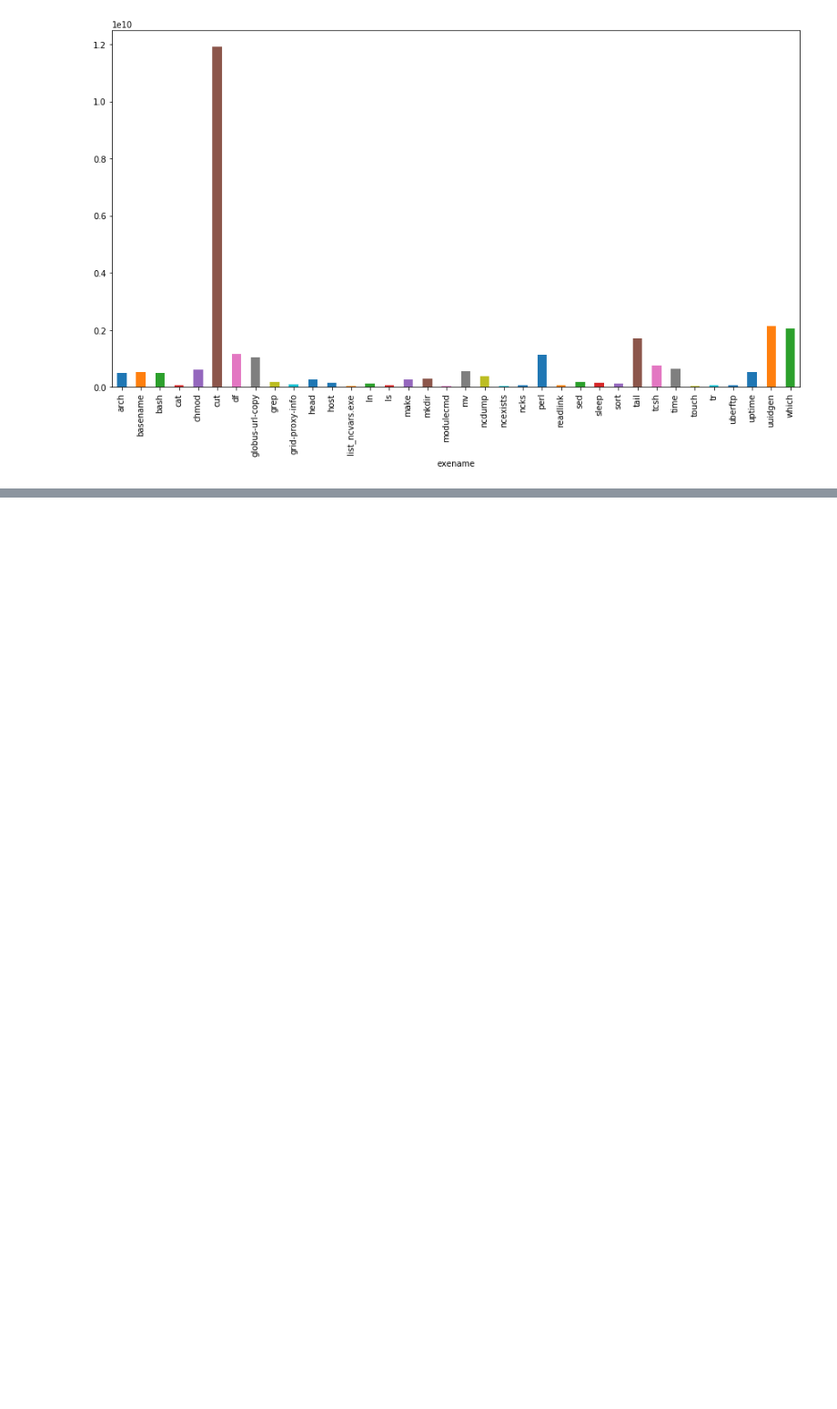
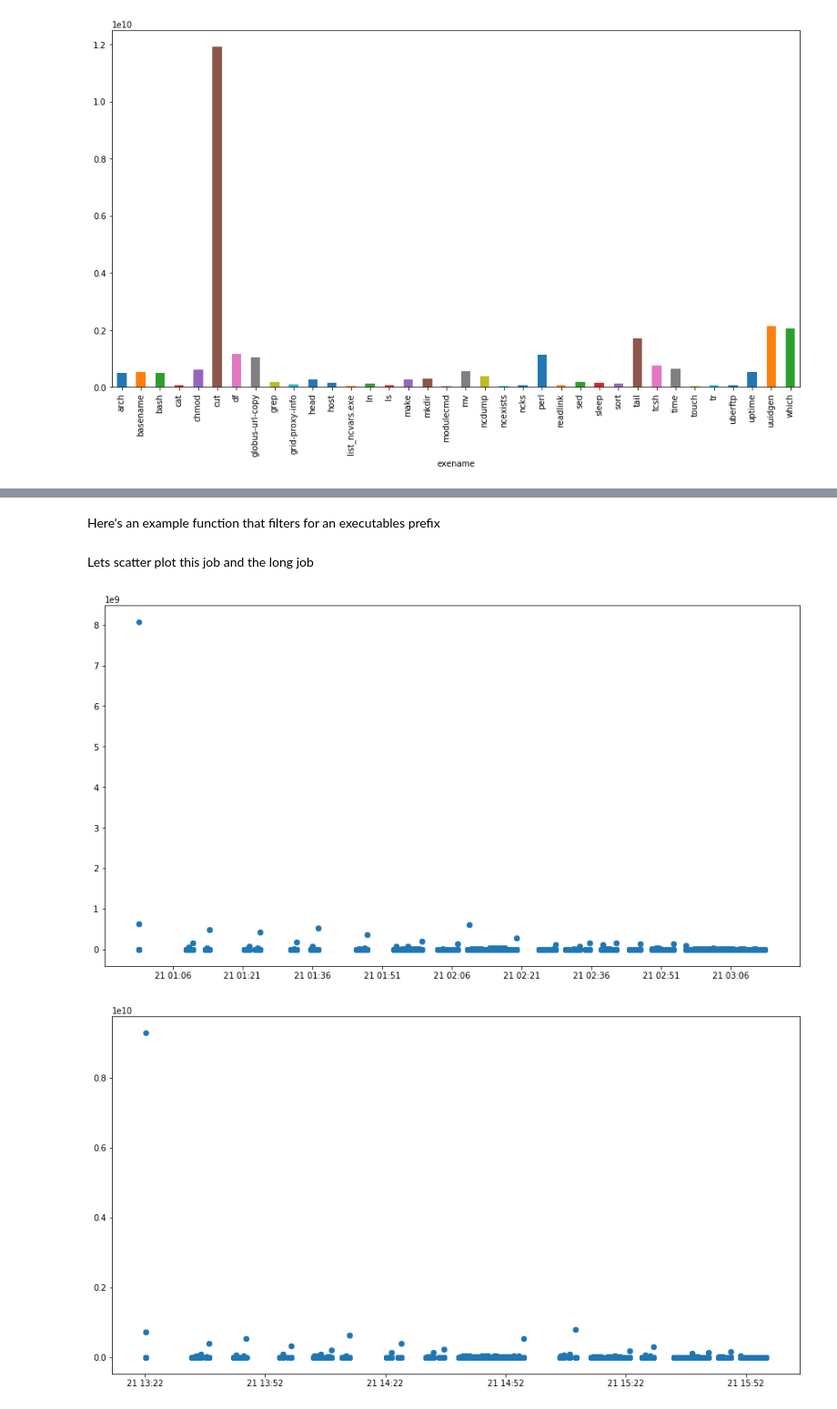
Before and after one commit to ilaflott/epmt, a Jupyter notebook: EPMT.ipynb, the cells around one changed output, grey strips where cells are left out. Shown at 91% size. Saved outputs shown, nothing was run; the diff lists cells and outputs as text; code cells hidden in the pictures; blank space fills up the shorter version.

```diff
--- a/EPMT.ipynb
+++ b/EPMT.ipynb
@@ -19,6 +19,7 @@ print("\nFirst jobs longer than 2.5 hours")
 j = select(j for j in Job if "atmos_0" in j.jobname and j.duration >= 2.5*hrs_in_us).first()
 print("\t",j.jobname,j.duration/(1000000.0*60.0*60.0),"at",j.start,"by",j.user.name)
 print("\t had",len(j.processes),"and",len(j.processes.threads),"threads")
+jlong = j.jobid
 # %% [output]
 16 jobs found
          CM4_piControl_C_atmos_00050101
@@ -245,3 +270,5 @@ barplot(labels=labels,y_val=y_val3,mn="average wall clock duration")
+# %% [markdown]
+Here's an example function that filters for an executables prefix
 # %%
 # Return list of objects for jobid
 
@@ -251,18 +278,27 @@ def get_processes_job_filter(jobid, pat=None):
     if pat:
         query = query.filter(lambda p, q, r: p.startswith(pat))
     return query[:]
+# %% [markdown]
+Lets scatter plot this job and the long job
 # %%
 a = get_processes_job_filter(jobid=j)
 #print(a)
 e,t,d = zip(*a)
 plt.plot([],[])
 plt.scatter(t,d)
-plt.gcf().autofmt_xdate()
+#plt.gcf().autofmt_xdate()
 plt.show()
 
-df = pd.DataFrame( { 'time': t, 'duration': d })
-df['time'] = pd.to_numeric(df['time'])
-df.plot.hexbin(x='time', y='duration', gridsize=25)
+a = get_processes_job_filter(jobid=jlong)
+#print(a)
+e,t,d = zip(*a)
+plt.plot([],[])
+plt.scatter(t,d)
+#plt.gcf().autofmt_xdate()
+plt.show()
+# %% [output]
+[figure, added]
+[figure, added]
 # %%
 # Returns rows of dataframe where metric value is bigger than quantile
 def get_outliers_by_quantile(pdf, metric, quantile_to_return=.999):
```
Also changed, not shown: parts of 11 cells of this notebook, 5 other files.
